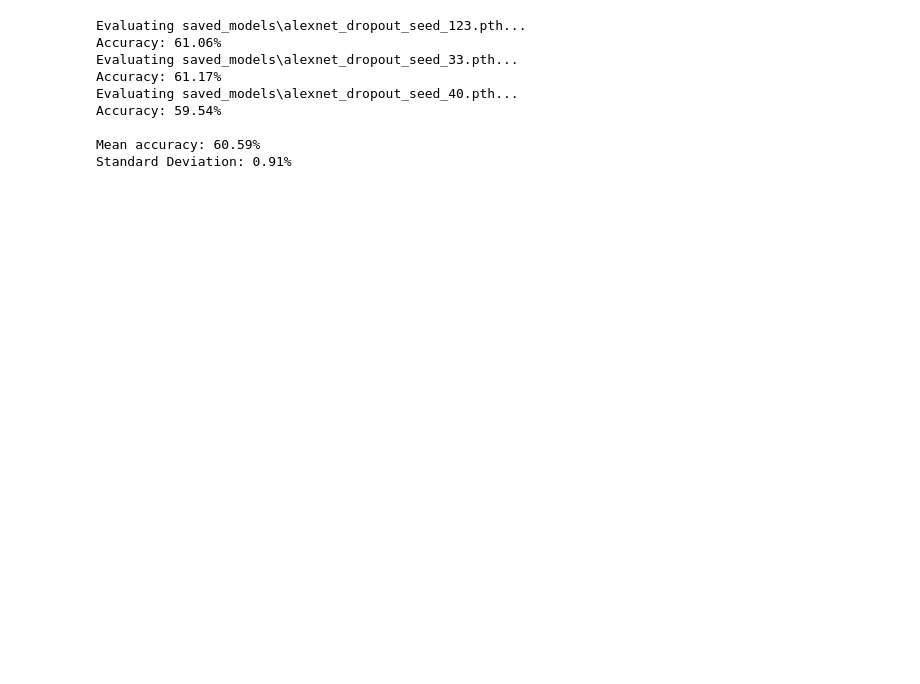
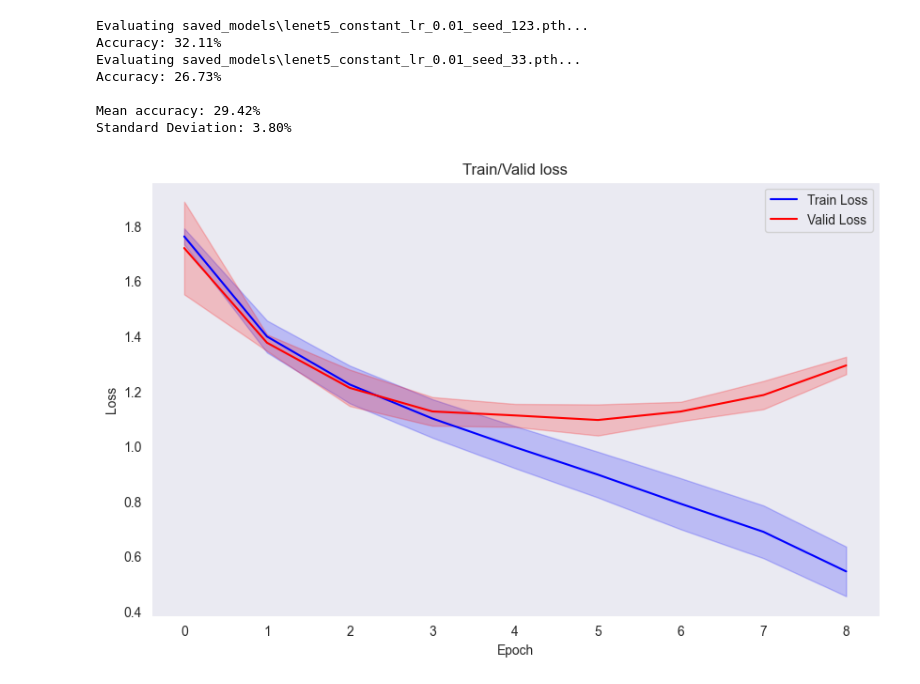
Before and after one commit to acharuza/deep_learning_project, a Jupyter notebook: model_experiments.ipynb, the cells around one changed output. Drawn from its saved outputs; the diff is of its cells as text; code cells hidden in the pictures; blank space fills up the shorter version.

Commit message:
train valid loss plot

```diff
--- a/model_experiments.ipynb
+++ b/model_experiments.ipynb
@@ -45,7 +46,7 @@ def evaluate_model(model, test_loader, device):
     accuracy = 100 * correct / total
     return accuracy
 # %%
-model_paths = glob.glob("saved_models/alexnet_dropout_seed_*.pth")
+model_paths = glob.glob("saved_models/lenet5_constant_lr_0.01_seed_*.pth")
 accuracies = []
 
 loader_creator = DataLoaderCreator(seed=123)
@@ -55,7 +56,7 @@ device = torch.device("cuda" if torch.cuda.is_available() else "cpu")
 
 for model_path in model_paths:
     print(f"Evaluating {model_path}...")
-    model = load_model("alexnet", model_path, dropout_rate=0.2, init_type='random')
+    model = load_model("lenet5", model_path, dropout_rate=0, init_type='random')
     accuracy = evaluate_model(model, test_loader, device)
     accuracies.append(accuracy)
     print(f"Accuracy: {accuracy:.2f}%")
@@ -66,12 +67,55 @@ std_accuracy = np.std(accuracies, ddof=1)
 print(f"\nMean accuracy: {mean_accuracy:.2f}%")
 print(f"Standard Deviation: {std_accuracy:.2f}%")
 # %% [output]
-Evaluating saved_models\alexnet_dropout_seed_123.pth...
-Accuracy: 61.06%
-Evaluating saved_models\alexnet_dropout_seed_33.pth...
-Accuracy: 61.17%
-Evaluating saved_models\alexnet_dropout_seed_40.pth...
-Accuracy: 59.54%
+Evaluating saved_models\lenet5_constant_lr_0.01_seed_123.pth...
+Accuracy: 32.11%
+Evaluating saved_models\lenet5_constant_lr_0.01_seed_33.pth...
+Accuracy: 26.73%
 
-Mean accuracy: 60.59%
-Standard Deviation: 0.91%
+Mean accuracy: 29.42%
+Standard Deviation: 3.80%
+# %%
+csv_files = glob.glob("saved_losses/alexnet_constant_lr_0.001_seed_*.csv")
+
+all_data = []
+
+for file in csv_files:
+    match = re.search(r"seed_(\d+)", file)
+    seed = int(match.group(1))
+    df = pd.read_csv(file, names=["train_loss", "valid_loss"], header=0)
+    df["epoch"] = df.index
+    df["seed"] = seed
+    all_data.append(df)
+
+
+df_all = pd.concat(all_data)
+
+df_grouped = df_all.groupby("epoch").agg(
+    train_loss_mean=("train_loss", "mean"),
+    train_loss_std=("train_loss", "std"),
+    valid_loss_mean=("valid_loss", "mean"),
+    valid_loss_std=("valid_loss", "std")
+).reset_index()
+
+plt.figure(figsize=(10, 6))
+
+plt.plot(df_grouped["epoch"], df_grouped["train_loss_mean"], label="Train Loss", color="blue")
+plt.fill_between(df_grouped["epoch"],
+                 df_grouped["train_loss_mean"] - df_grouped["train_loss_std"],
+                 df_grouped["train_loss_mean"] + df_grouped["train_loss_std"],
+                 color="blue", alpha=0.2)
+
+plt.plot(df_grouped["epoch"], df_grouped["valid_loss_mean"], label="Valid Loss", color="red")
+plt.fill_between(df_grouped["epoch"],
+                 df_grouped["valid_loss_mean"] - df_grouped["valid_loss_std"],
+                 df_grouped["valid_loss_mean"] + df_grouped["valid_loss_std"],
+                 color="red", alpha=0.2)
+
+plt.xlabel("Epoch")
+plt.ylabel("Loss")
+plt.title("Train/Valid loss")
+plt.legend()
+plt.grid()
+plt.show()
+# %% [output]
+[figure, added]
```
Also changed, not shown: parts of 1 cell of this notebook.
